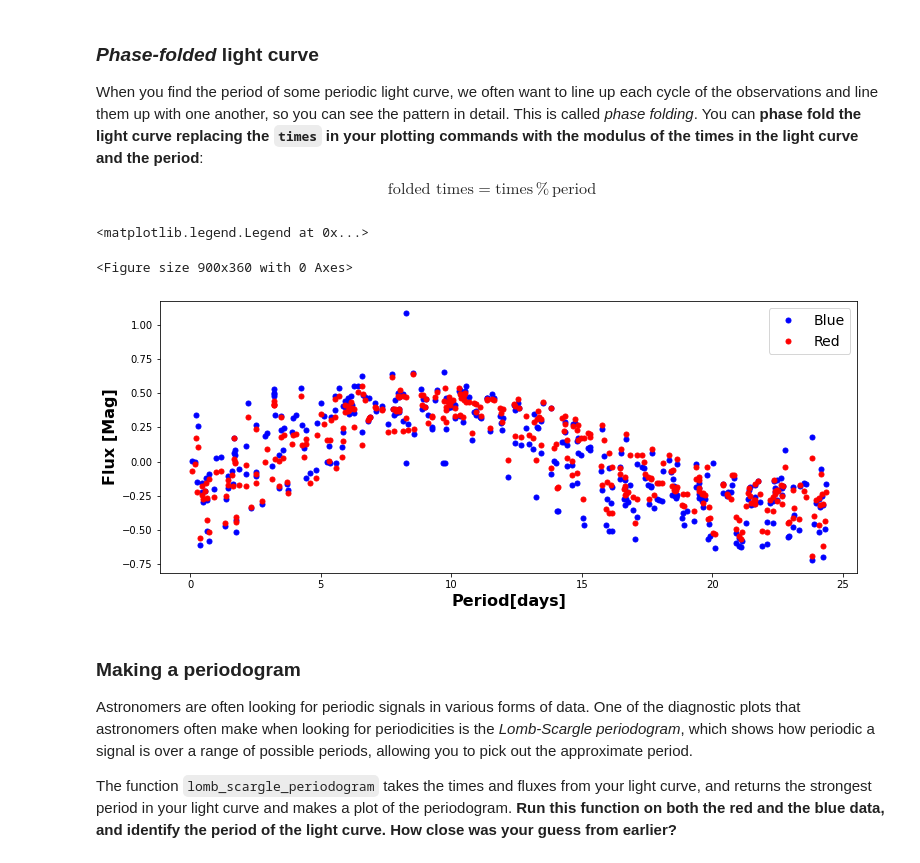
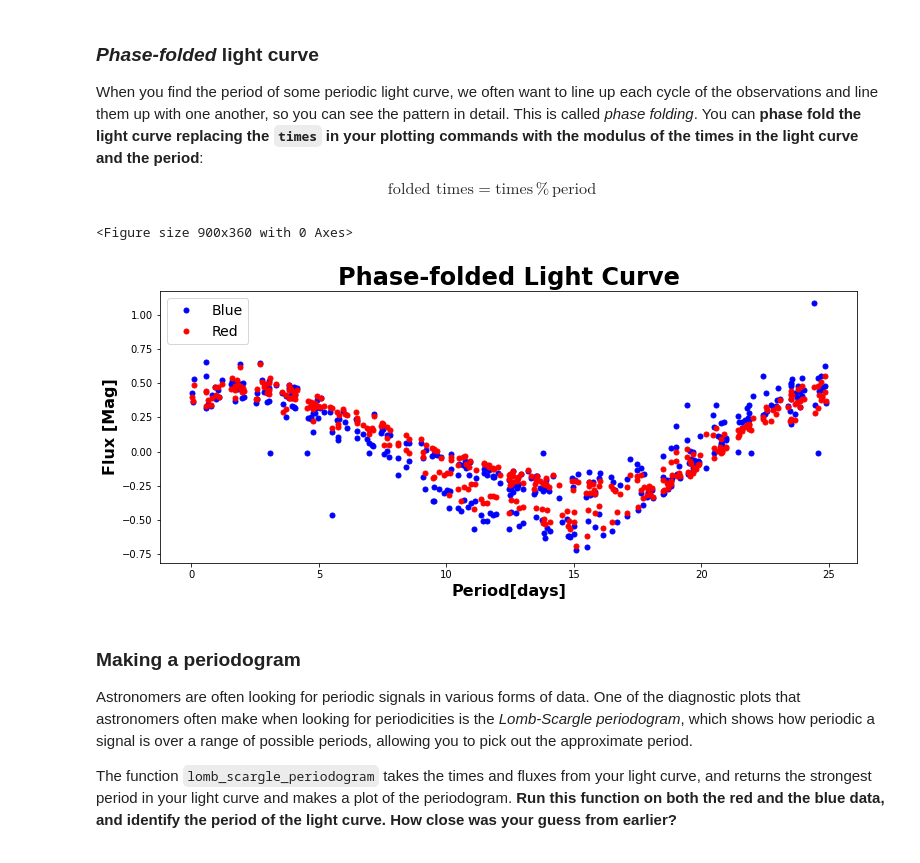
Before and after one commit to blaketjohnson/Astro3190_BJohnson, a Jupyter notebook: lessons/Cepheid_research_Johnson.ipynb, the cells around one changed output. Drawn from its saved outputs; the diff is of its cells as text; code cells hidden in the pictures.

```diff
--- a/lessons/Cepheid_research_Johnson.ipynb
+++ b/lessons/Cepheid_research_Johnson.ipynb
@@ -186,33 +192,35 @@ $$\textrm{folded times} = \textrm{times} \,\%\, \textrm{period}$$
 # %%
 # Use the scatter plot we created for red and blue magnitude measurements
 # Edit the plot so we plot the phase-folded light curve instead
 plt.figure(figsize=(12.5,5))
 
 # Plot data points for blue and red magnitudes
 # Define some variables you'll need for your function
-period_guess = 24.5
+period_guess = 24.9163
 amplitude_guess = 0.5
 offset_guess = 0
 
 # Set a figure size
 plt.figure(figsize=(12.5,5))
 
 
 # Plot data points for blue and red magnitudes
 plt.plot(data_table['Time']%period_guess,data_table['Blue'],'o',markersize=5,
          color='Blue',label='Blue')
 plt.plot(data_table['Time']%period_guess,data_table['Red'],'o',markersize=5,
          color='Red',label='Red')
 
 plt.xlabel('Period[days]',fontweight='bold',fontsize='16',color = 'black')
 plt.ylabel('Flux [Mag]',fontweight='bold',fontsize='16',color='black')
+plt.title('Phase-folded Light Curve', fontweight='bold', fontsize=24,color='black')
 
 # Add a legend
 plt.legend(fontsize=14)
+
+plt.savefig('Phase-folded_light_curve')
 # %% [output]
-<matplotlib.legend.Legend at 0x...>
+<Figure size 900x360 with 0 Axes>
-<Figure size 900x360 with 0 Axes>
-[figure, old version]
+[figure, new version]
 # %% [markdown]
 ### Making a periodogram
 
```
Also changed, not shown: parts of 5 cells of this notebook, 4 other files.
